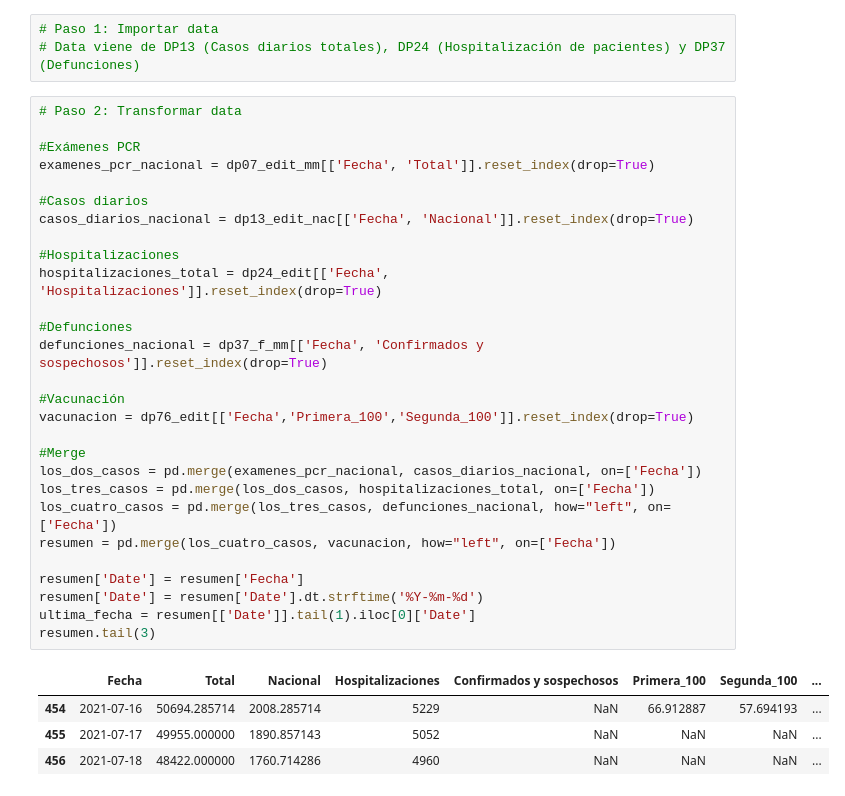
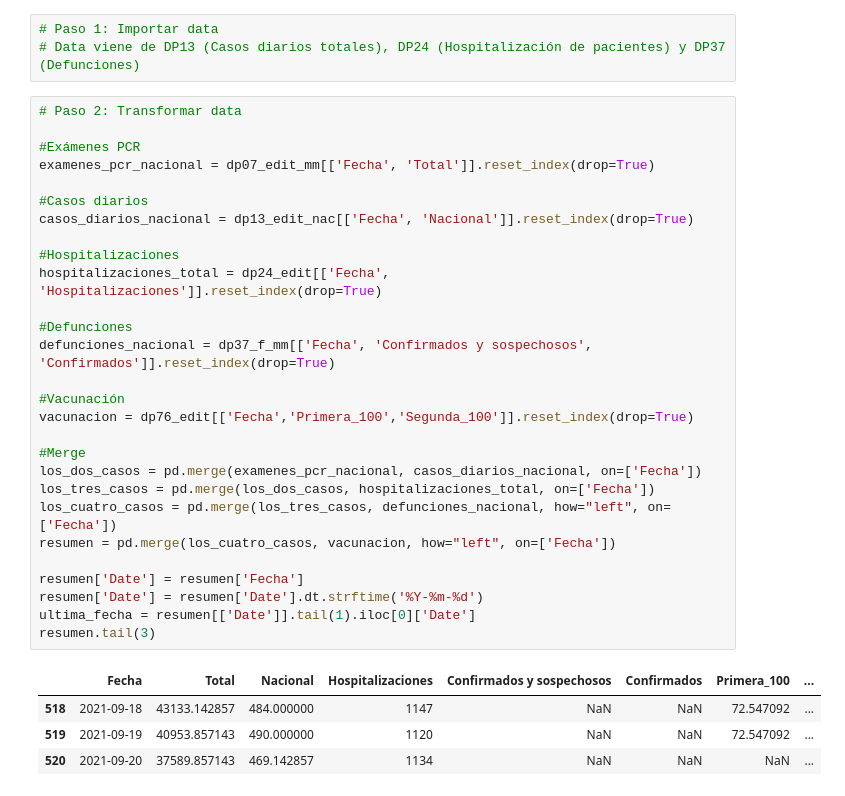
Before and after one commit to jccarvajal/covid19chile, a Jupyter notebook: Covid_19_Chile.ipynb, the cells around one changed output. Drawn from its saved outputs; the diff is of its cells as text.

```diff
--- a/Covid_19_Chile.ipynb
+++ b/Covid_19_Chile.ipynb
@@ -780,36 +797,36 @@ plt.show()
 # %%
 # Paso 2: Transformar data
 
 #Exámenes PCR
 examenes_pcr_nacional = dp07_edit_mm[['Fecha', 'Total']].reset_index(drop=True)
 
 #Casos diarios
 casos_diarios_nacional = dp13_edit_nac[['Fecha', 'Nacional']].reset_index(drop=True)
 
 #Hospitalizaciones
 hospitalizaciones_total = dp24_edit[['Fecha', 'Hospitalizaciones']].reset_index(drop=True)
 
 #Defunciones
-defunciones_nacional = dp37_f_mm[['Fecha', 'Confirmados y sospechosos']].reset_index(drop=True)
+defunciones_nacional = dp37_f_mm[['Fecha', 'Confirmados y sospechosos', 'Confirmados']].reset_index(drop=True)
 
 #Vacunación
 vacunacion = dp76_edit[['Fecha','Primera_100','Segunda_100']].reset_index(drop=True)
 
 #Merge
 los_dos_casos = pd.merge(examenes_pcr_nacional, casos_diarios_nacional, on=['Fecha'])
 los_tres_casos = pd.merge(los_dos_casos, hospitalizaciones_total, on=['Fecha'])
 los_cuatro_casos = pd.merge(los_tres_casos, defunciones_nacional, how="left", on=['Fecha'])
 resumen = pd.merge(los_cuatro_casos, vacunacion, how="left", on=['Fecha'])
 
 resumen['Date'] = resumen['Fecha']
 resumen['Date'] = resumen['Date'].dt.strftime('%Y-%m-%d')
 ultima_fecha = resumen[['Date']].tail(1).iloc[0]['Date']
 resumen.tail(3)
 # %% [output]
-|  | Fecha | Total | Nacional | Hospitalizaciones | Confirmados y sospechosos | Primera_100 | Segunda_100 | ... |
-| 454 | 2021-07-16 | 50694.285714 | 2008.285714 | 5229 | NaN | 66.912887 | 57.694193 | ... |
-| 455 | 2021-07-17 | 49955.000000 | 1890.857143 | 5052 | NaN | NaN | NaN | ... |
-| 456 | 2021-07-18 | 48422.000000 | 1760.714286 | 4960 | NaN | NaN | NaN | ... |
+|  | Fecha | Total | Nacional | Hospitalizaciones | Confirmados y sospechosos | Confirmados | Primera_100 | ... |
+| 518 | 2021-09-18 | 43133.142857 | 484.000000 | 1147 | NaN | NaN | 72.547092 | ... |
+| 519 | 2021-09-19 | 40953.857143 | 490.000000 | 1120 | NaN | NaN | 72.547092 | ... |
+| 520 | 2021-09-20 | 37589.857143 | 469.142857 | 1134 | NaN | NaN | NaN | ... |
 # %%
 # Paso 3: Visualizar data
 plt.style.use('ggplot')
```
Also changed, not shown: parts of 35 cells of this notebook.
